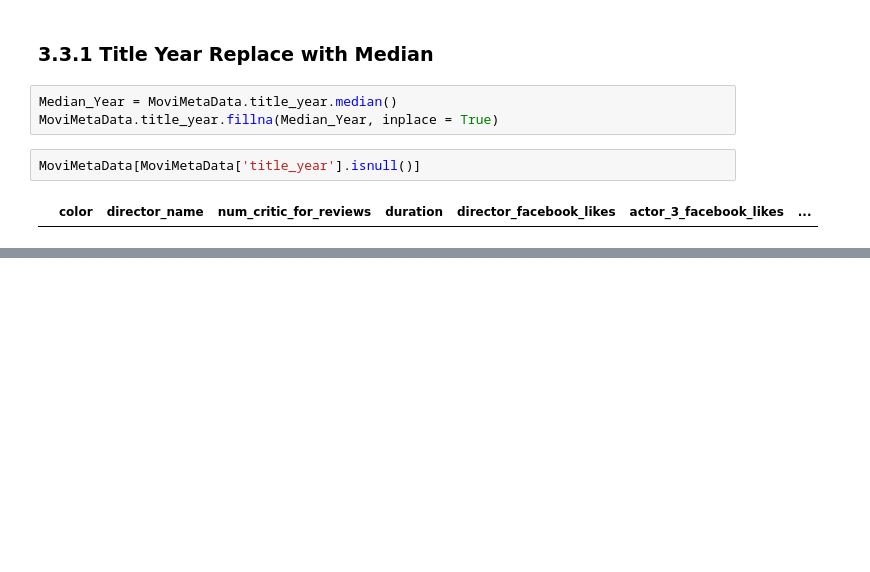
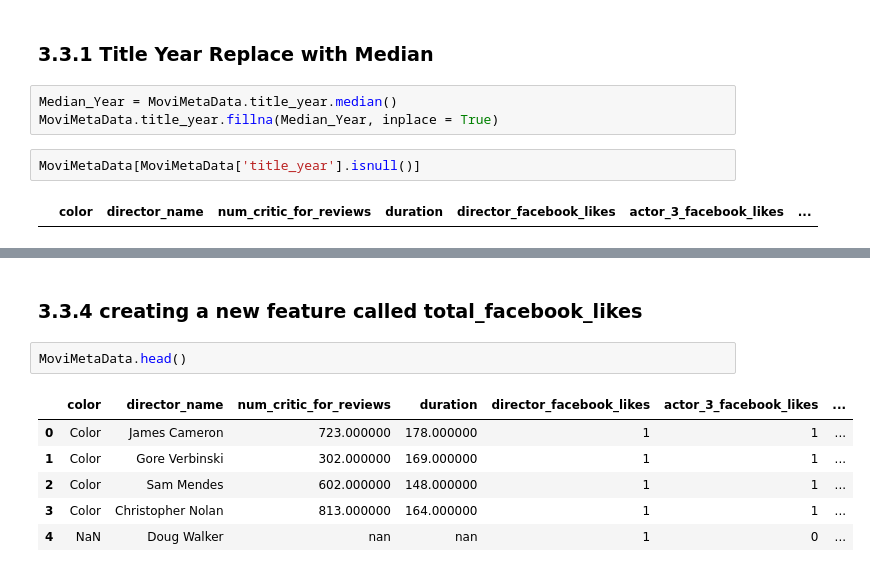
Before and after one commit to TJ-DS/ExploratoryDataAnalysis-EDA, a Jupyter notebook: Movies Dataset/MoviesMetadataDatasetEDA.ipynb, the cells around one changed output, grey strips where cells are left out. Saved outputs shown, nothing was run; the diff lists cells and outputs as text; blank space fills up the shorter version.

```diff
--- a/Movies Dataset/MoviesMetadataDatasetEDA.ipynb
+++ b/Movies Dataset/MoviesMetadataDatasetEDA.ipynb
@@ -295,0 +351,11 @@ MoviMetaData[MoviMetaData['title_year'].isnull()]
+# %% [markdown]
+### 3.3.4  creating a new feature called total_facebook_likes
+# %%
+MoviMetaData.head()
+# %% [output]
+|  | color | director_name | num_critic_for_reviews | duration | director_facebook_likes | actor_3_facebook_likes | ... |
+| 0 | Color | James Cameron | 723.000000 | 178.000000 | 1 | 1 | ... |
+| 1 | Color | Gore Verbinski | 302.000000 | 169.000000 | 1 | 1 | ... |
+| 2 | Color | Sam Mendes | 602.000000 | 148.000000 | 1 | 1 | ... |
+| 3 | Color | Christopher Nolan | 813.000000 | 164.000000 | 1 | 1 | ... |
+| 4 | NaN | Doug Walker | nan | nan | 1 | 0 | ... |
```
Also changed, not shown: parts of 17 cells of this notebook.
